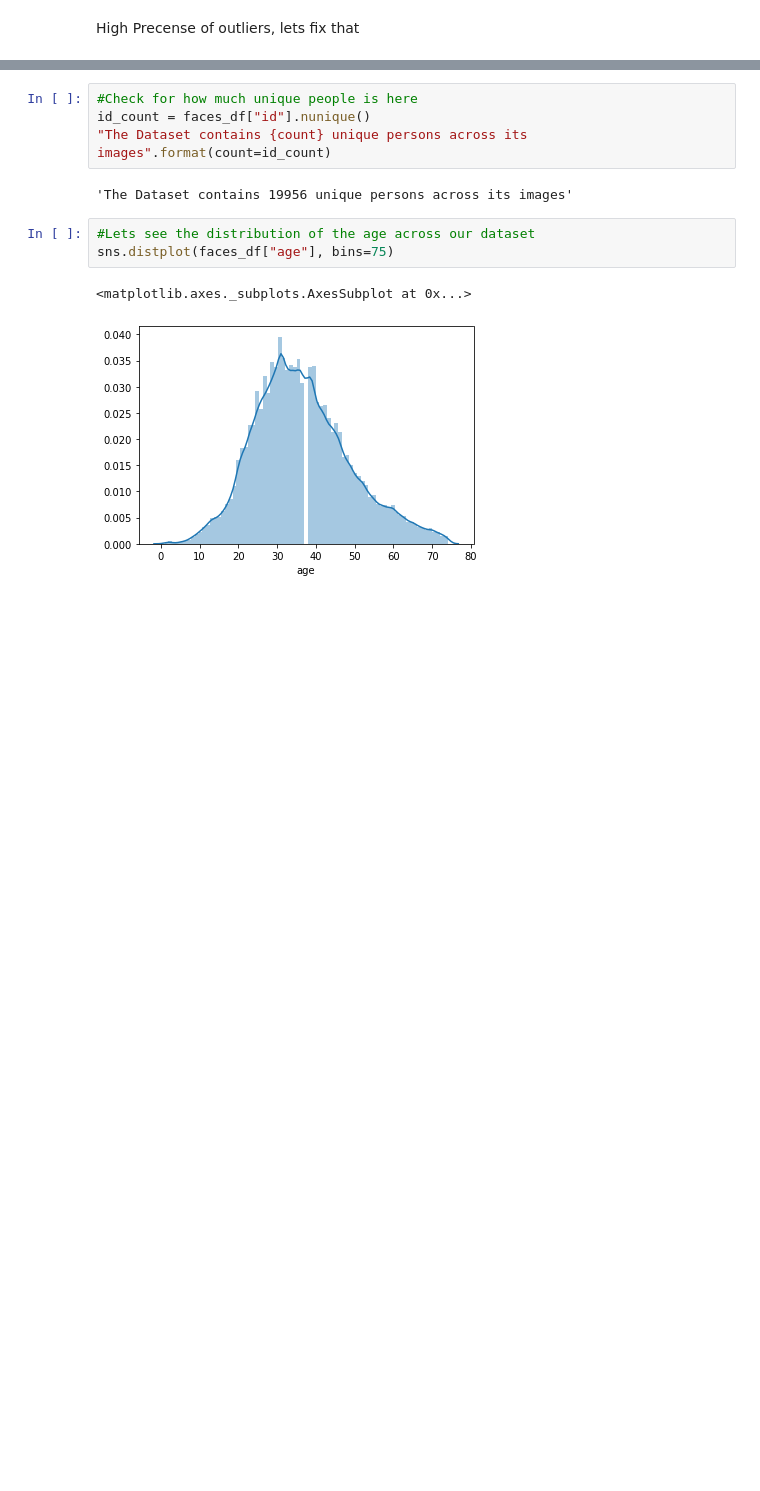
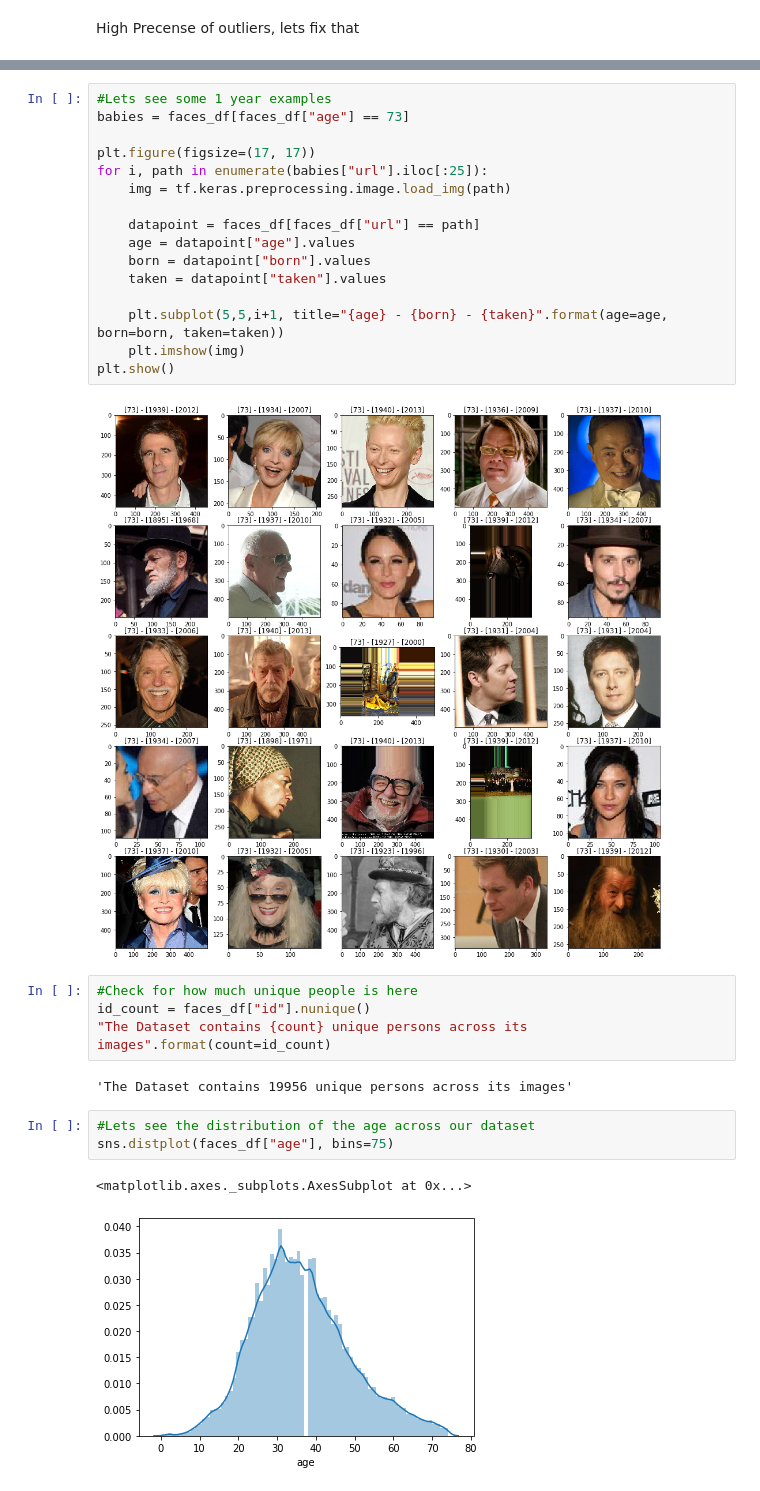
Before and after one commit to elpapi42/AgeClassifier, a Jupyter notebook: AgeClassifier.ipynb, the cells around one changed output, grey strips where cells are left out. Saved outputs shown, nothing was run; the diff lists cells and outputs as text; blank space fills up the shorter version.

Commit message:
Preprocessing WIP

```diff
--- a/AgeClassifier.ipynb
+++ b/AgeClassifier.ipynb
@@ -218,3 +226,21 @@ faces_df.describe()
+# %%
+#Lets see some 1 year examples
+babies = faces_df[faces_df["age"] == 73]
+
+plt.figure(figsize=(17, 17))
+for i, path in enumerate(babies["url"].iloc[:25]):
+    img = tf.keras.preprocessing.image.load_img(path)
+
+    datapoint = faces_df[faces_df["url"] == path]
+    age = datapoint["age"].values
+    born = datapoint["born"].values
+    taken = datapoint["taken"].values
+
+    plt.subplot(5,5,i+1, title="{age} - {born} - {taken}".format(age=age, born=born, taken=taken))
+    plt.imshow(img)
+plt.show()
+# %% [output]
+[figure, added]
 # %%
 #Check for how much unique people is here
 id_count = faces_df["id"].nunique()
```
Also changed, not shown: parts of 12 cells of this notebook.
